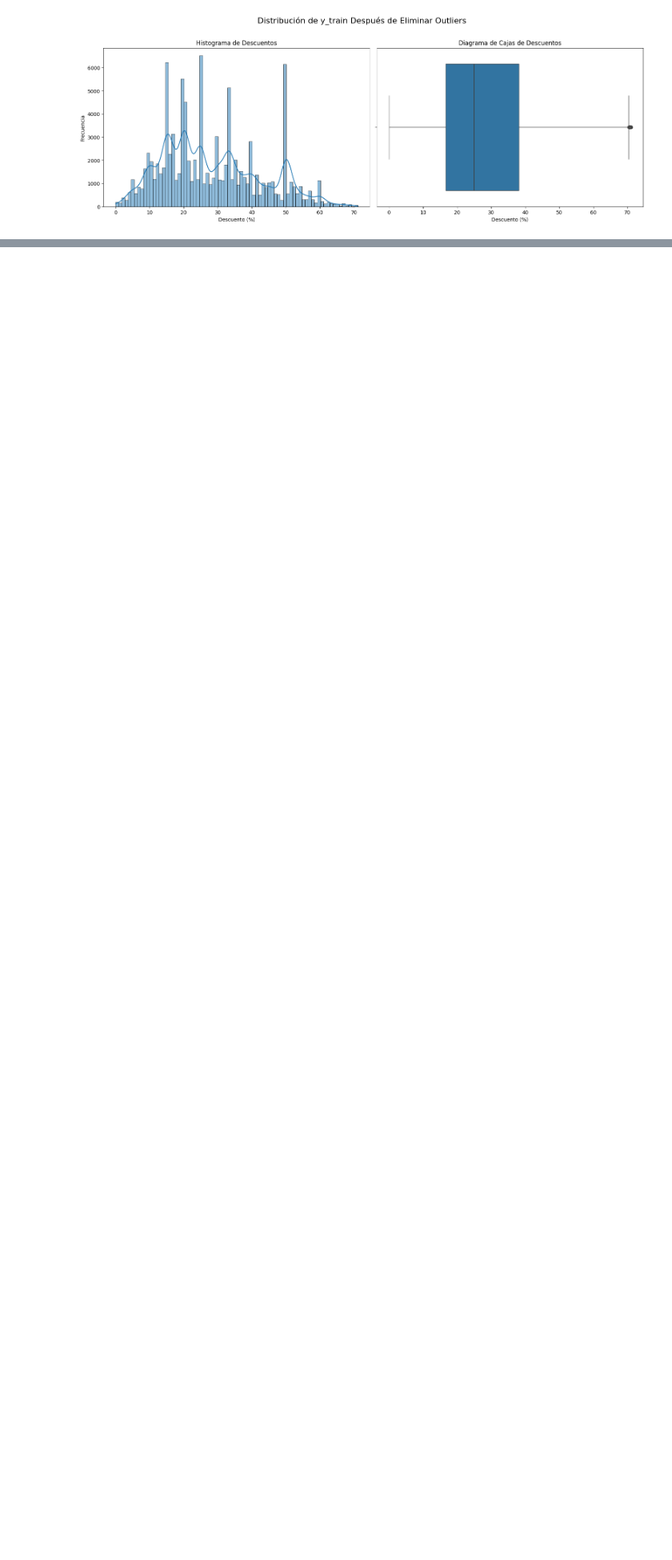
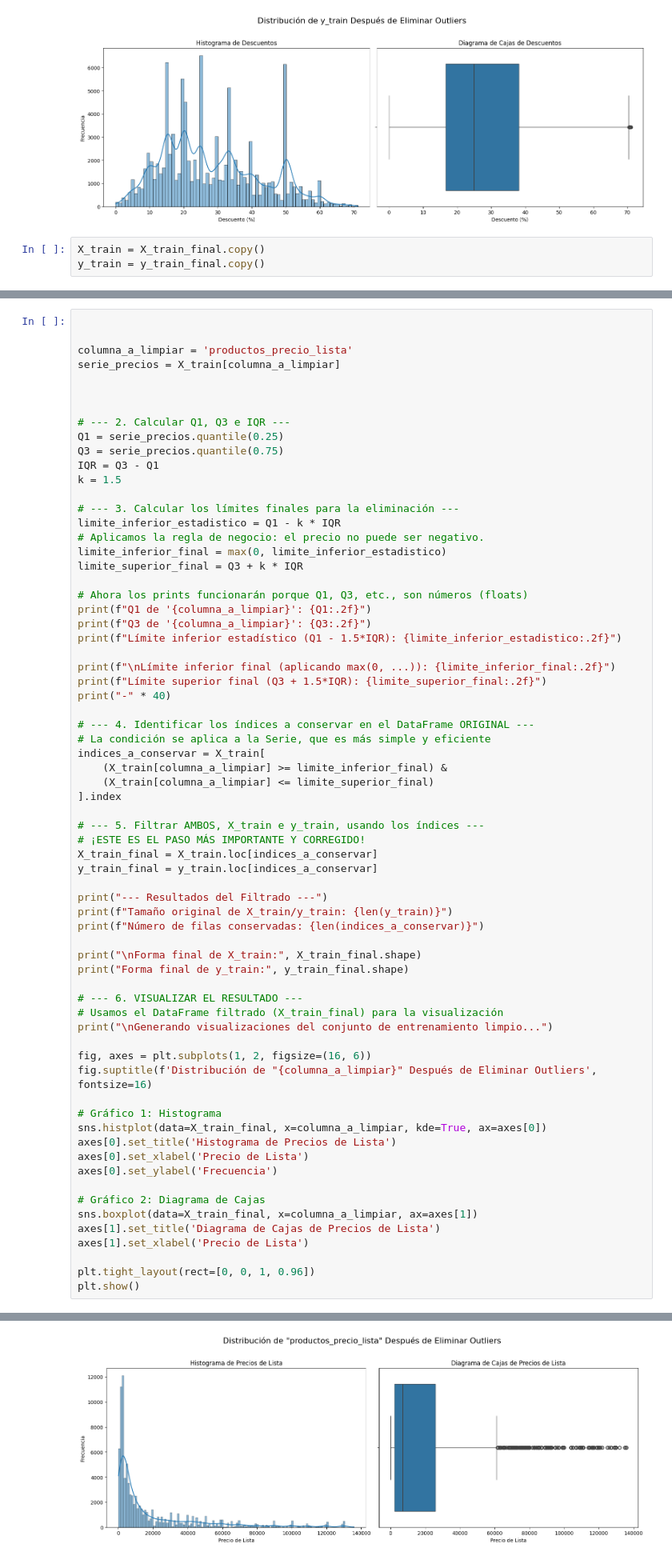
Before and after one commit to Nahuel-Otonelo/Analisis_de_datos, a Jupyter notebook: TP2.ipynb, the cells around one changed output, grey strips where cells are left out. Shown: that part at 80% size. Drawn from its saved outputs; the diff is of its cells as text; blank space fills up the shorter version.

```diff
--- a/TP2.ipynb
+++ b/TP2.ipynb
@@ -292,3 +323,6 @@ Número de filas conservadas: 103356
 
 Generando visualizaciones del conjunto de entrenamiento limpio...
 [figure]
+# %%
+X_train = X_train_final.copy()
+y_train = y_train_final.copy()
@@ -294,0 +331,69 @@ Generando visualizaciones del conjunto de entrenamiento limpio...
+# %%
+
+
+columna_a_limpiar = 'productos_precio_lista'
+serie_precios = X_train[columna_a_limpiar]
+
+
+
+# --- 2. Calcular Q1, Q3 e IQR ---
+Q1 = serie_precios.quantile(0.25)
+Q3 = serie_precios.quantile(0.75)
+IQR = Q3 - Q1
+k = 1.5
+
+# --- 3. Calcular los límites finales para la eliminación ---
+limite_inferior_estadistico = Q1 - k * IQR
+# Aplicamos la regla de negocio: el precio no puede ser negativo.
+limite_inferior_final = max(0, limite_inferior_estadistico)
+limite_superior_final = Q3 + k * IQR
+
+# Ahora los prints funcionarán porque Q1, Q3, etc., son números (floats)
+print(f"Q1 de '{columna_a_limpiar}': {Q1:.2f}")
+print(f"Q3 de '{columna_a_limpiar}': {Q3:.2f}")
+print(f"Límite inferior estadístico (Q1 - 1.5*IQR): {limite_inferior_estadistico:.2f}")
+
+print(f"\nLímite inferior final (aplicando max(0, ...)): {limite_inferior_final:.2f}")
+print(f"Límite superior final (Q3 + 1.5*IQR): {limite_superior_final:.2f}")
+print("-" * 40)
+
+# --- 4. Identificar los índices a conservar en el DataFrame ORIGINAL ---
+# La condición se aplica a la Serie, que es más simple y eficiente
+indices_a_conservar = X_train[
+    (X_train[columna_a_limpiar] >= limite_inferior_final) &
+    (X_train[columna_a_limpiar] <= limite_superior_final)
+].index
+
+# --- 5. Filtrar AMBOS, X_train e y_train, usando los índices ---
+# ¡ESTE ES EL PASO MÁS IMPORTANTE Y CORREGIDO!
+X_train_final = X_train.loc[indices_a_conservar]
+y_train_final = y_train.loc[indices_a_conservar]
+
+print("--- Resultados del Filtrado ---")
+print(f"Tamaño original de X_train/y_train: {len(y_train)}")
+print(f"Número de filas conservadas: {len(indices_a_conservar)}")
+
+print("\nForma final de X_train:", X_train_final.shape)
+print("Forma final de y_train:", y_train_final.shape)
+
+# --- 6. VISUALIZAR EL RESULTADO ---
+# Usamos el DataFrame filtrado (X_train_final) para la visualización
+print("\nGenerando visualizaciones del conjunto de entrenamiento limpio...")
+
+fig, axes = plt.subplots(1, 2, figsize=(16, 6))
+fig.suptitle(f'Distribución de "{columna_a_limpiar}" Después de Eliminar Outliers', fontsize=16)
+
+# Gráfico 1: Histograma
+sns.histplot(data=X_train_final, x=columna_a_limpiar, kde=True, ax=axes[0])
+axes[0].set_title('Histograma de Precios de Lista')
+axes[0].set_xlabel('Precio de Lista')
+axes[0].set_ylabel('Frecuencia')
+
+# Gráfico 2: Diagrama de Cajas
+sns.boxplot(data=X_train_final, x=columna_a_limpiar, ax=axes[1])
+axes[1].set_title('Diagrama de Cajas de Precios de Lista')
+axes[1].set_xlabel('Precio de Lista')
+
+plt.tight_layout(rect=[0, 0, 1, 0.96])
+plt.show()
+# %% [output]
@@ -295,3 +416,4 @@ Generando visualizaciones del conjunto de entrenamiento limpio...
+[figure, added]
 # %%
 X_train = X_train_final.copy()
 y_train = y_train_final.copy()
```
Also changed, not shown: parts of 10 cells of this notebook.
